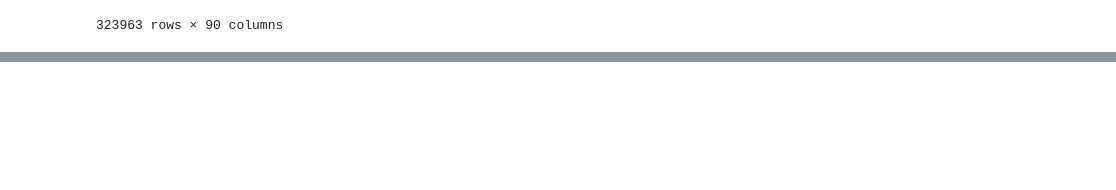
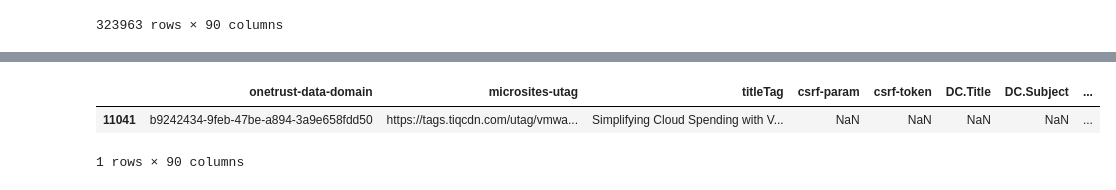
Before and after one commit to softwaredoug/hello-ltr, a Jupyter notebook: notebooks/elasticsearch/vmware/vmware.ipynb, the cells around one changed output, grey strips where cells are left out. Drawn from its saved outputs; the diff is of its cells as text; code cells hidden in the pictures; blank space fills up the shorter version.

```diff
--- a/notebooks/elasticsearch/vmware/vmware.ipynb
+++ b/notebooks/elasticsearch/vmware/vmware.ipynb
@@ -65,0 +167,6 @@ Created index vmware [Status: 200]
+# %%
+corpus[corpus['id'].str.contains('https---blogs.vmware.com-cloudprovider-2015-11-simplifying-cloud-spending-with-vmware-subscription-purchase-program.txt')]
+# %% [output]
+|  | onetrust-data-domain | microsites-utag | titleTag | csrf-param | csrf-token | DC.Title | DC.Subject | ... |
+| 11041 | b9242434-9feb-47be-a894-3a9e658fdd50 | https://tags.tiqcdn.com/utag/vmwa... | Simplifying Cloud Spending with V... | NaN | NaN | NaN | NaN | ... |
+1 rows × 90 columns
```
Also changed, not shown: parts of 7 cells of this notebook, 1 other file.
